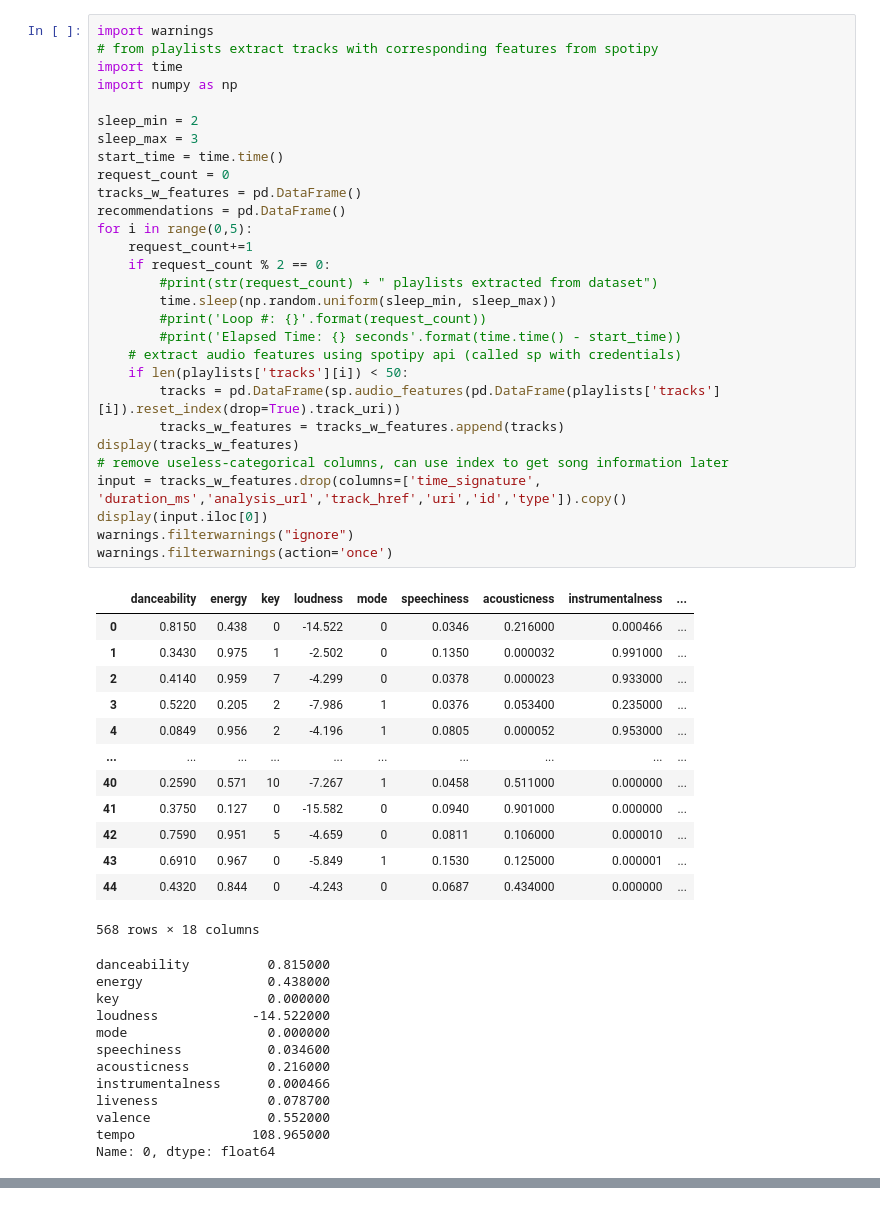
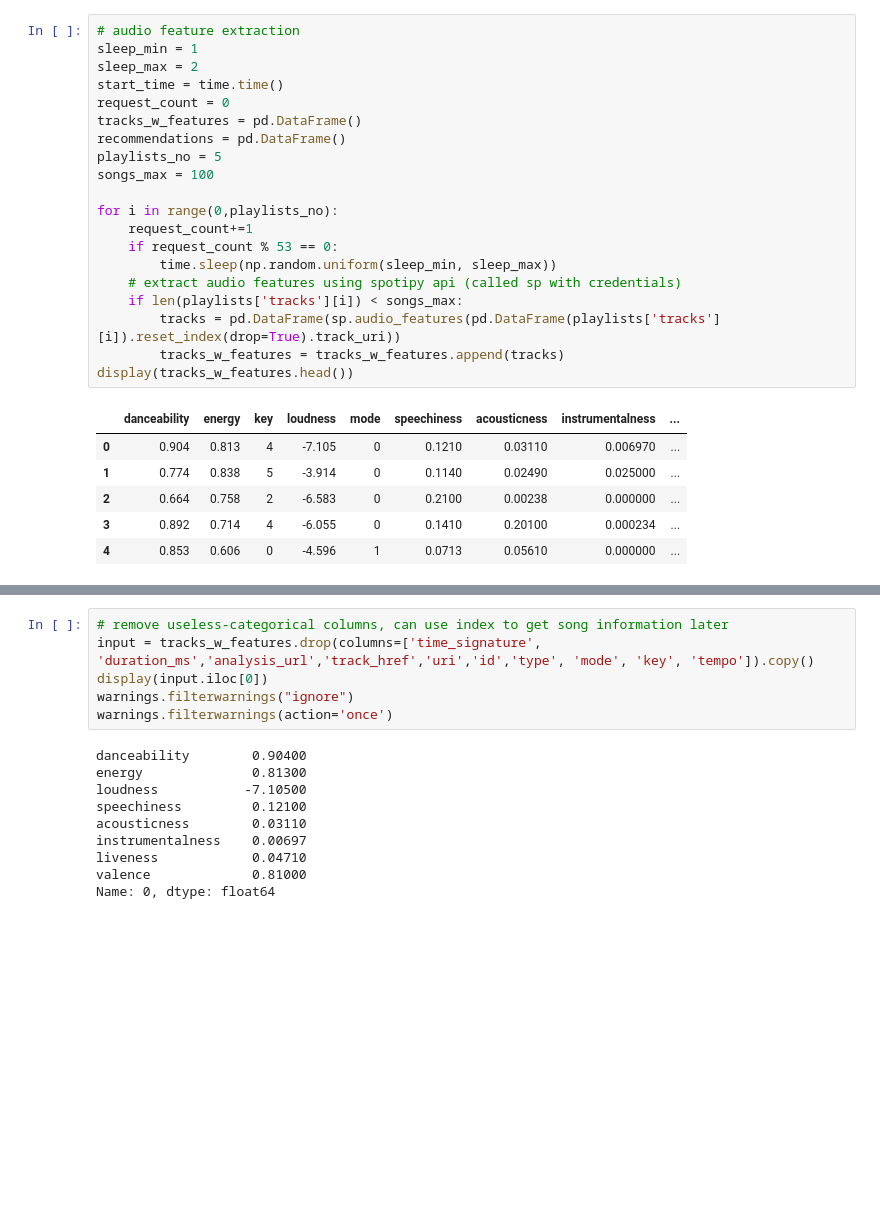
Before and after one commit to SimonasBubnys/recommender-systems, a Jupyter notebook: song_recommendation_cos_sim.ipynb, the cells around one changed output, grey strips where cells are left out. Cells and saved outputs as stored; diff of their text form; blank space fills up the shorter version.

Commit message:
removed unused code, removed duplicates, removed irrelevant features, seperated sections, reduced query time, fixed error-404 when accessing playlists longer than 100 songs

```diff
--- a/song_recommendation_cos_sim.ipynb
+++ b/song_recommendation_cos_sim.ipynb
@@ -40,57 +53,29 @@ client_secret = '16d994f070064371beb8758f32d64180'
 client_cc = cc(client_id=client_id,client_secret=client_secret)
 sp = spotipy.Spotify(client_credentials_manager=client_cc)
 # %%
-import warnings
-# from playlists extract tracks with corresponding features from spotipy
-import time
-import numpy as np
-
-sleep_min = 2
-sleep_max = 3
+# audio feature extraction
+sleep_min = 1
+sleep_max = 2
 start_time = time.time()
 request_count = 0
 tracks_w_features = pd.DataFrame()
 recommendations = pd.DataFrame()
-for i in range(0,5):
+playlists_no = 5
+songs_max = 100
+
+for i in range(0,playlists_no):
     request_count+=1
-    if request_count % 2 == 0:
-        #print(str(request_count) + " playlists extracted from dataset")
+    if request_count % 53 == 0:
         time.sleep(np.random.uniform(sleep_min, sleep_max))
-        #print('Loop #: {}'.format(request_count))
-        #print('Elapsed Time: {} seconds'.format(time.time() - start_time))
     # extract audio features using spotipy api (called sp with credentials)
-    if len(playlists['tracks'][i]) < 50:
+    if len(playlists['tracks'][i]) < songs_max:
         tracks = pd.DataFrame(sp.audio_features(pd.DataFrame(playlists['tracks'][i]).reset_index(drop=True).track_uri))
         tracks_w_features = tracks_w_features.append(tracks)
-display(tracks_w_features)
-# remove useless-categorical columns, can use index to get song information later
-input = tracks_w_features.drop(columns=['time_signature', 'duration_ms','analysis_url','track_href','uri','id','type']).copy()
-display(input.iloc[0])
-warnings.filterwarnings("ignore")
-warnings.filterwarnings(action='once')
+display(tracks_w_features.head())
 # %% [output]
 |  | danceability | energy | key | loudness | mode | speechiness | acousticness | instrumentalness | ... |
-| 0 | 0.8150 | 0.438 | 0 | -14.522 | 0 | 0.0346 | 0.216000 | 0.000466 | ... |
-| 1 | 0.3430 | 0.975 | 1 | -2.502 | 0 | 0.1350 | 0.000032 | 0.991000 | ... |
-| 2 | 0.4140 | 0.959 | 7 | -4.299 | 0 | 0.0378 | 0.000023 | 0.933000 | ... |
-| 3 | 0.5220 | 0.205 | 2 | -7.986 | 1 | 0.0376 | 0.053400 | 0.235000 | ... |
-| 4 | 0.0849 | 0.956 | 2 | -4.196 | 1 | 0.0805 | 0.000052 | 0.953000 | ... |
-| ... | ... | ... | ... | ... | ... | ... | ... | ... | ... |
-| 40 | 0.2590 | 0.571 | 10 | -7.267 | 1 | 0.0458 | 0.511000 | 0.000000 | ... |
-| 41 | 0.3750 | 0.127 | 0 | -15.582 | 0 | 0.0940 | 0.901000 | 0.000000 | ... |
-| 42 | 0.7590 | 0.951 | 5 | -4.659 | 0 | 0.0811 | 0.106000 | 0.000010 | ... |
-| 43 | 0.6910 | 0.967 | 0 | -5.849 | 1 | 0.1530 | 0.125000 | 0.000001 | ... |
-| 44 | 0.4320 | 0.844 | 0 | -4.243 | 0 | 0.0687 | 0.434000 | 0.000000 | ... |
+| 0 | 0.904 | 0.813 | 4 | -7.105 | 0 | 0.1210 | 0.03110 | 0.006970 | ... |
+| 1 | 0.774 | 0.838 | 5 | -3.914 | 0 | 0.1140 | 0.02490 | 0.025000 | ... |
+| 2 | 0.664 | 0.758 | 2 | -6.583 | 0 | 0.2100 | 0.00238 | 0.000000 | ... |
+| 3 | 0.892 | 0.714 | 4 | -6.055 | 0 | 0.1410 | 0.20100 | 0.000234 | ... |
+| 4 | 0.853 | 0.606 | 0 | -4.596 | 1 | 0.0713 | 0.05610 | 0.000000 | ... |
-568 rows × 18 columns
-danceability          0.815000
-energy                0.438000
-key                   0.000000
-loudness            -14.522000
-mode                  0.000000
-speechiness           0.034600
-acousticness          0.216000
-instrumentalness      0.000466
-liveness              0.078700
-valence               0.552000
-tempo               108.965000
-Name: 0, dtype: float64
@@ -125,0 +82,16 @@ Name: 0, dtype: float64
+# %%
+# remove useless-categorical columns, can use index to get song information later
+input = tracks_w_features.drop(columns=['time_signature', 'duration_ms','analysis_url','track_href','uri','id','type', 'mode', 'key', 'tempo']).copy()
+display(input.iloc[0])
+warnings.filterwarnings("ignore")
+warnings.filterwarnings(action='once')
+# %% [output]
+danceability        0.90400
+energy              0.81300
+loudness           -7.10500
+speechiness         0.12100
+acousticness        0.03110
+instrumentalness    0.00697
+liveness            0.04710
+valence             0.81000
+Name: 0, dtype: float64
```
Also changed, not shown: parts of 12 cells of this notebook.
